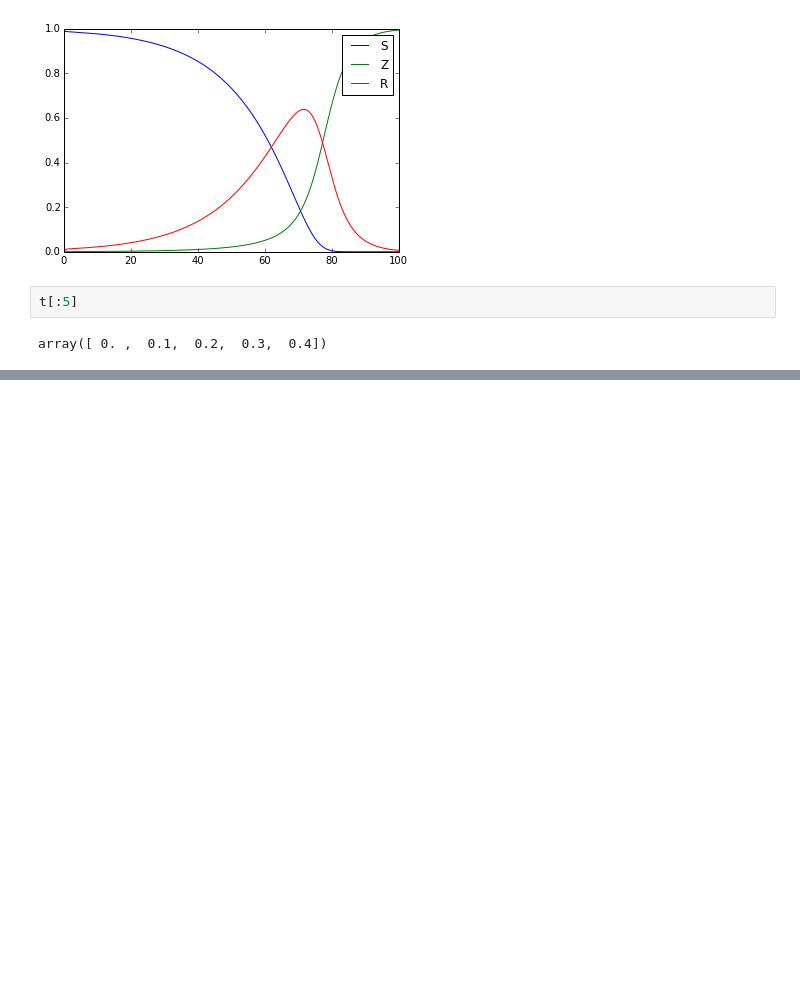
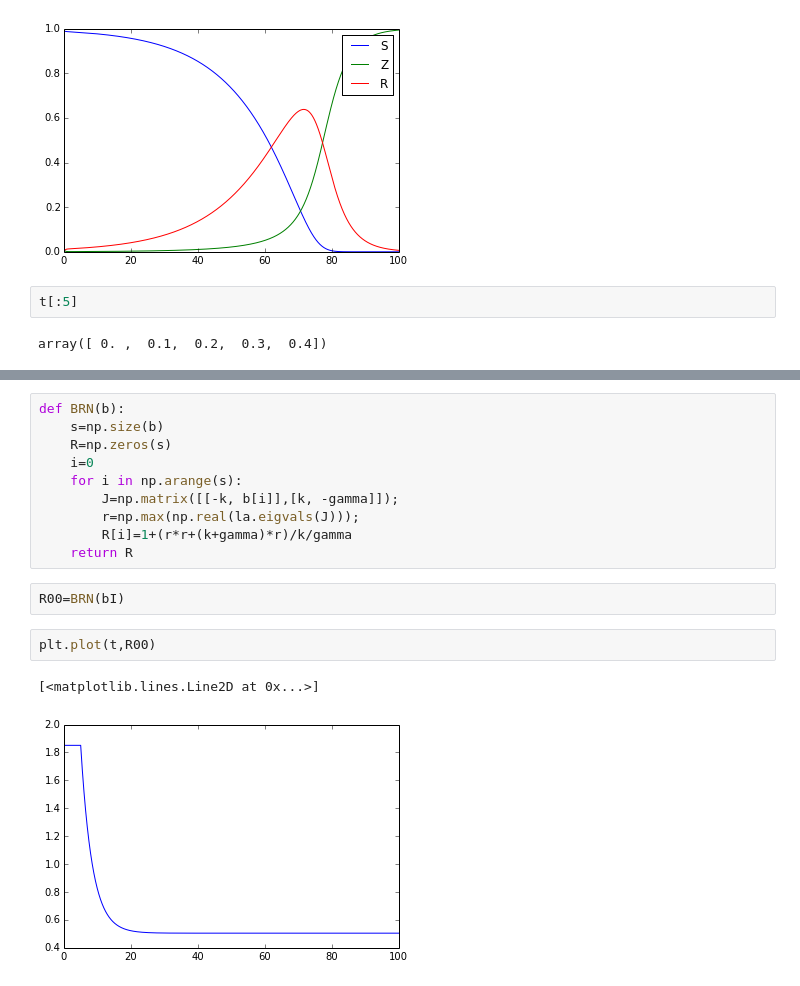
Before and after one commit to cchuang2009/math2014, a Jupyter notebook: 14/SIR.ipynb, the cells around one changed output, grey strips where cells are left out. Drawn from its saved outputs; the diff is of its cells as text; blank space fills up the shorter version.

```diff
--- a/14/SIR.ipynb
+++ b/14/SIR.ipynb
@@ -331,0 +458,17 @@ array([ 0. ,  0.1,  0.2,  0.3,  0.4])
+# %%
+def BRN(b):
+    s=np.size(b)
+    R=np.zeros(s)
+    i=0
+    for i in np.arange(s):
+        J=np.matrix([[-k, b[i]],[k, -gamma]]);
+        r=np.max(np.real(la.eigvals(J)));
+        R[i]=1+(r*r+(k+gamma)*r)/k/gamma
+    return R
+# %%
+R00=BRN(bI)
+# %%
+plt.plot(t,R00)
+# %% [output]
+[<matplotlib.lines.Line2D at 0x...>]
+[figure, added]
```
Also changed, not shown: parts of 60 cells of this notebook.
